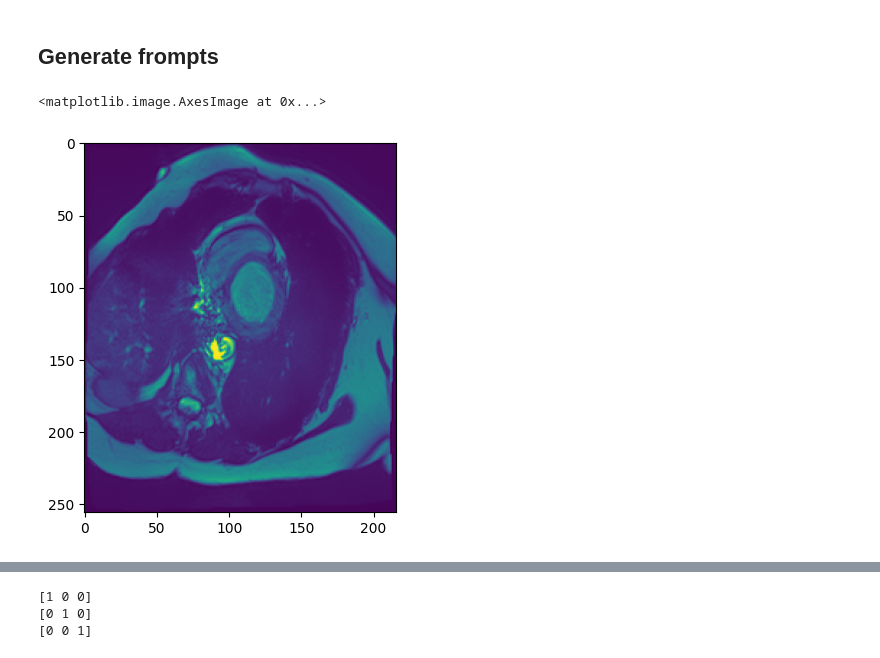
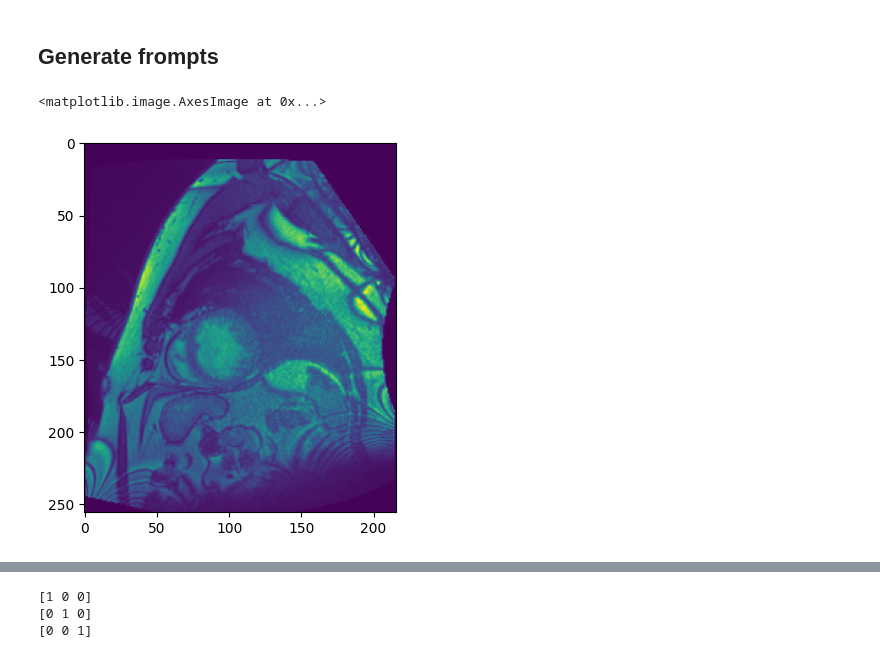
Before and after one commit to ThanhNguyen140/SAM_evaluation, a Jupyter notebook: thanh/sam_thanh.ipynb, the cells around one changed output, grey strips where cells are left out. Saved outputs shown, nothing was run; the diff lists cells and outputs as text; code cells hidden in the pictures.

```diff
--- a/thanh/sam_thanh.ipynb
+++ b/thanh/sam_thanh.ipynb
@@ -648,11 +651,12 @@ def generate_masks(embedding,ground_truth,num_class1,num_class2,num_class3, nega
 # %%
 image = gzip_file("/Users/Thanh/master/Visualization_lab/SAM/database/preprocess/images.npy.gz","r")
 gt= gzip_file("/Users/Thanh/master/Visualization_lab/SAM/database/preprocess/ground_truth.npy.gz","r")
-# %%
-plt.imshow(image[10,:,:])
-# %% [output]
-<matplotlib.image.AxesImage at 0x...>
-[figure, removed]
+# %%
+import matplotlib.pyplot as plt
+plt.imshow(image[2000,:,:])
+# %% [output]
+<matplotlib.image.AxesImage at 0x...>
+[figure, added]
 # %%
 image[1,:,:].shape
 # %% [output]
```
Also changed, not shown: parts of 8 cells of this notebook, 2 other files.
